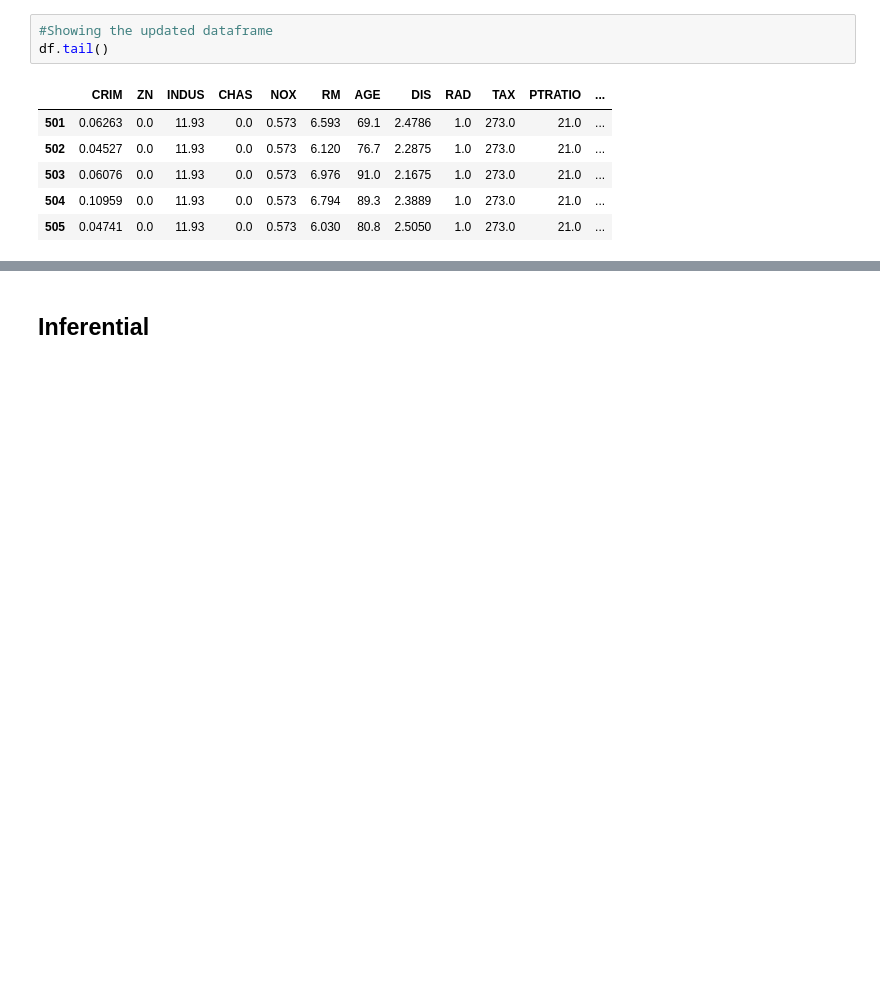
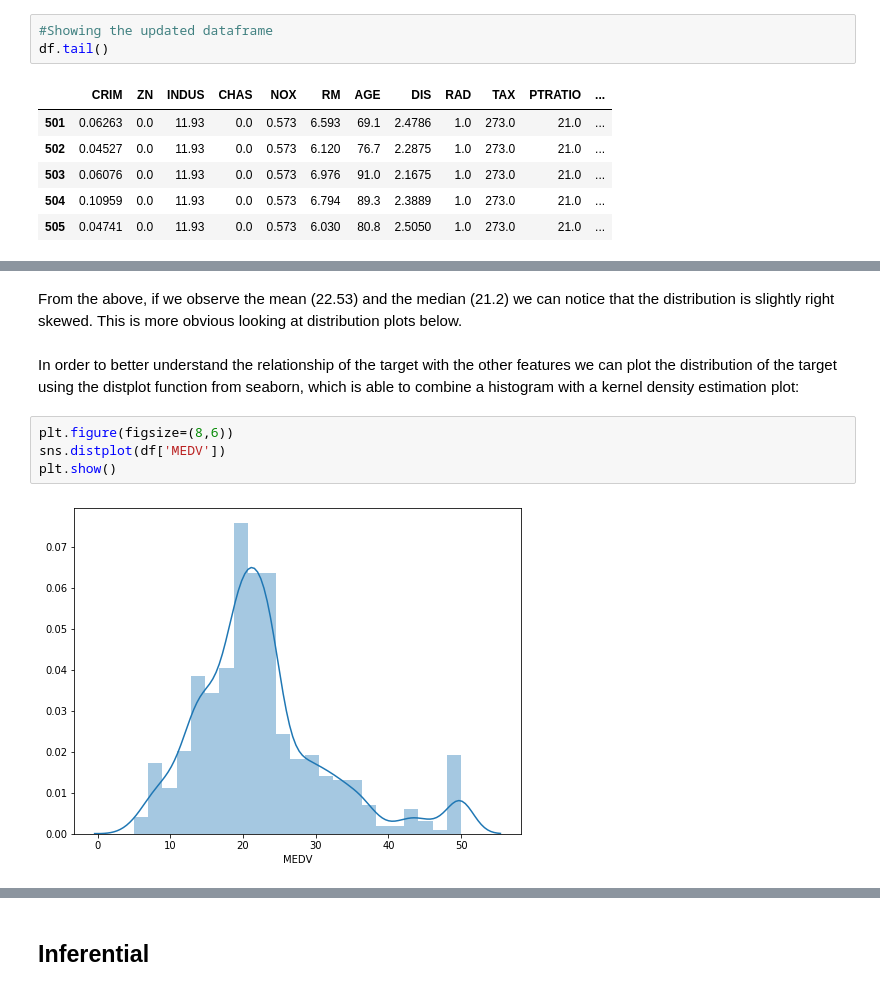
Before and after one commit to strokk/machine-learning-project-2019, a Jupyter notebook: boston-housing.ipynb, the cells around one changed output, grey strips where cells are left out. Drawn from its saved outputs; the diff is of its cells as text; blank space fills up the shorter version.

```diff
--- a/boston-housing.ipynb
+++ b/boston-housing.ipynb
@@ -115,0 +124,10 @@ df.describe()
+# %% [markdown]
+From the above, if we observe the mean (22.53) and the median (21.2) we can notice that the distribution is slightly right skewed. This is more obvious looking at distribution plots below.
+# %% [markdown]
+In order to better understand the relationship of the target with the other features we can plot the distribution of the target using the distplot function from seaborn, which is able to combine a histogram with a kernel density estimation plot:
+# %%
+plt.figure(figsize=(8,6))
+sns.distplot(df['MEDV'])
+plt.show()
+# %% [output]
+[figure, added]
```
Also changed, not shown: parts of 11 cells of this notebook.
